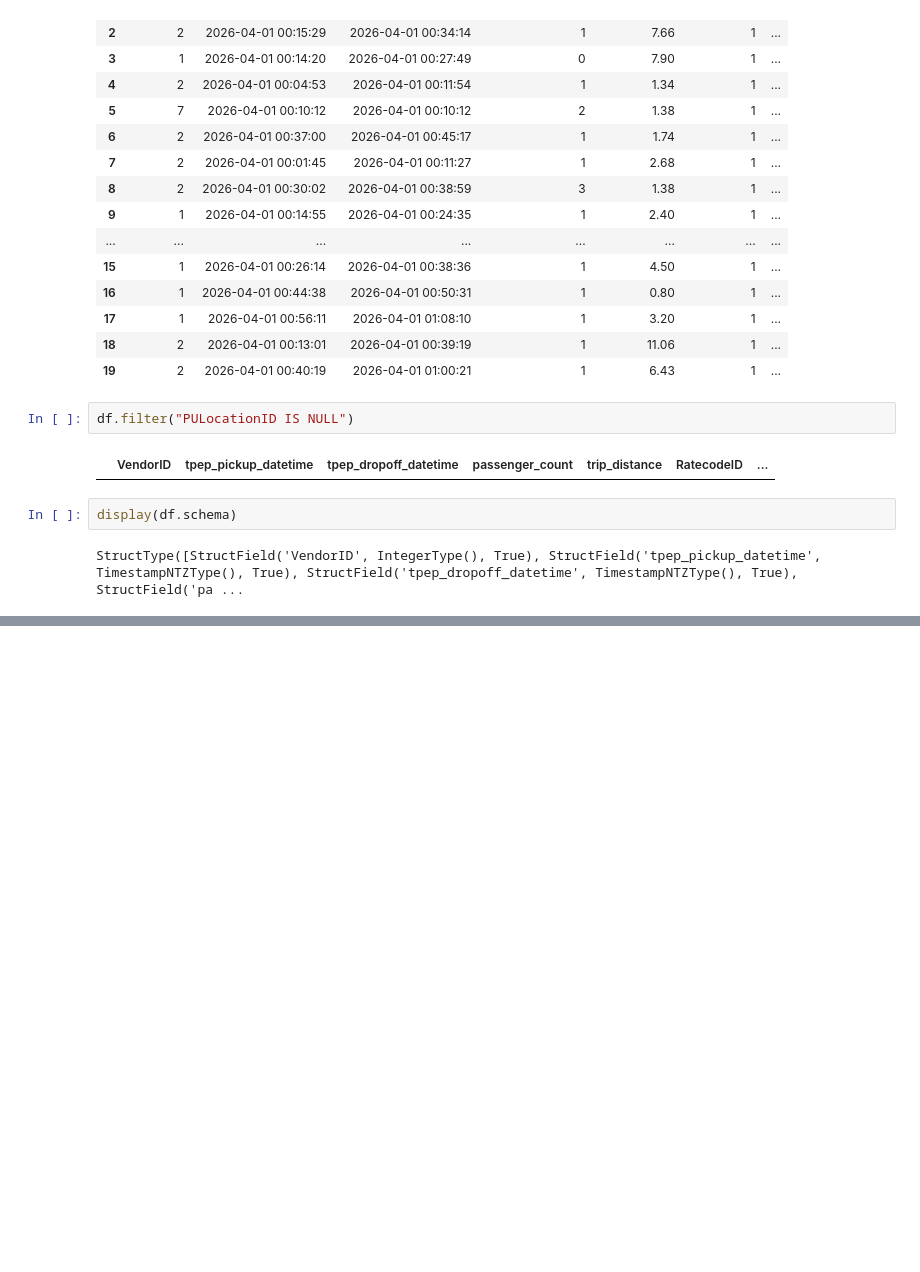
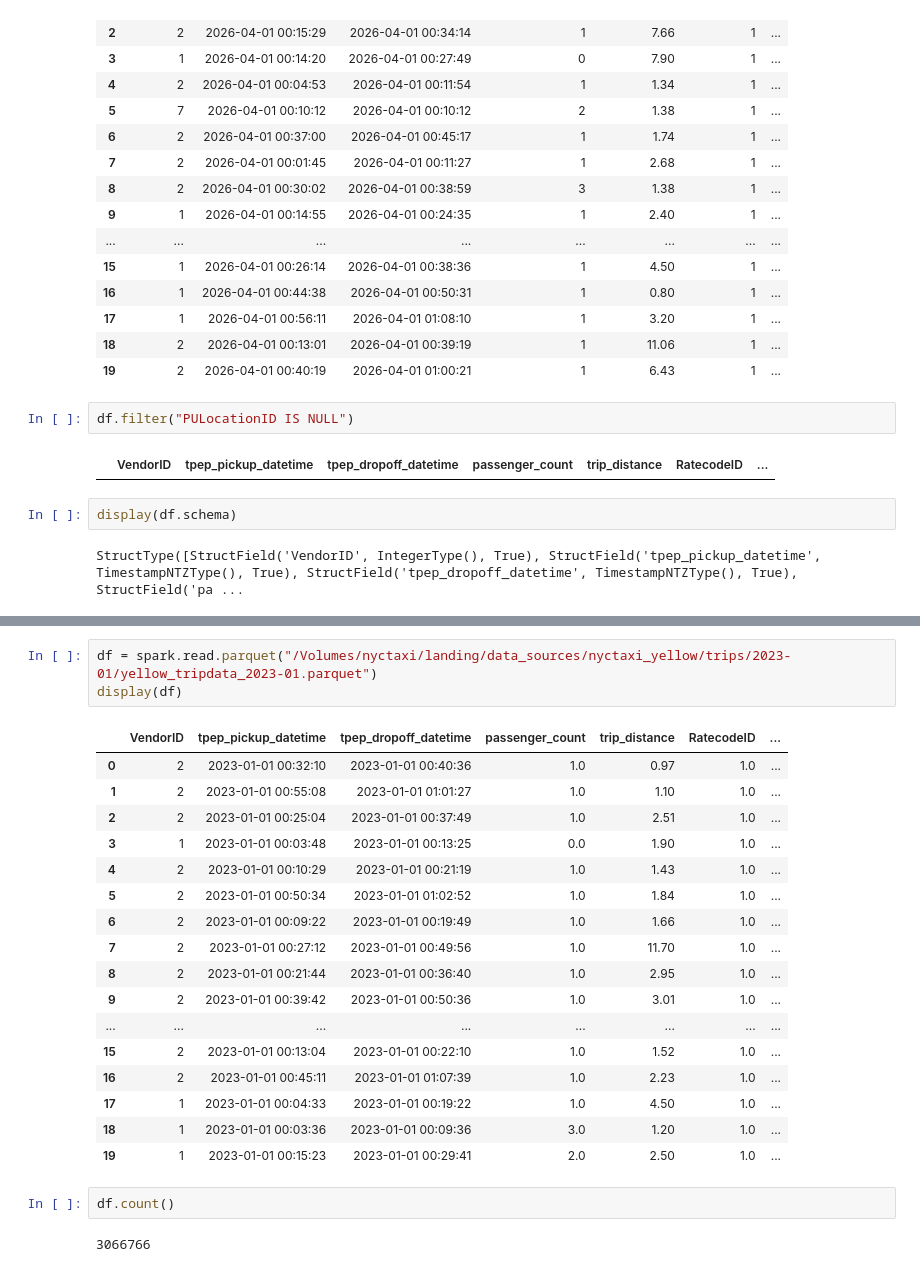
Before and after one commit to jackptoke/databricks-playground, a Jupyter notebook: notebook.ipynb, the cells around one changed output, grey strips where cells are left out. Cells and saved outputs as stored; diff of their text form; blank space fills up the shorter version.

```diff
--- a/notebook.ipynb
+++ b/notebook.ipynb
@@ -304,0 +380,25 @@ StructType([StructField('VendorID', IntegerType(), True), StructField('tpep_pick
+# %%
+df = spark.read.parquet("/Volumes/nyctaxi/landing/data_sources/nyctaxi_yellow/trips/2023-01/yellow_tripdata_2023-01.parquet")
+display(df)
+# %% [output]
+|  | VendorID | tpep_pickup_datetime | tpep_dropoff_datetime | passenger_count | trip_distance | RatecodeID | ... |
+| 0 | 2 | 2023-01-01 00:32:10 | 2023-01-01 00:40:36 | 1.0 | 0.97 | 1.0 | ... |
+| 1 | 2 | 2023-01-01 00:55:08 | 2023-01-01 01:01:27 | 1.0 | 1.10 | 1.0 | ... |
+| 2 | 2 | 2023-01-01 00:25:04 | 2023-01-01 00:37:49 | 1.0 | 2.51 | 1.0 | ... |
+| 3 | 1 | 2023-01-01 00:03:48 | 2023-01-01 00:13:25 | 0.0 | 1.90 | 1.0 | ... |
+| 4 | 2 | 2023-01-01 00:10:29 | 2023-01-01 00:21:19 | 1.0 | 1.43 | 1.0 | ... |
+| 5 | 2 | 2023-01-01 00:50:34 | 2023-01-01 01:02:52 | 1.0 | 1.84 | 1.0 | ... |
+| 6 | 2 | 2023-01-01 00:09:22 | 2023-01-01 00:19:49 | 1.0 | 1.66 | 1.0 | ... |
+| 7 | 2 | 2023-01-01 00:27:12 | 2023-01-01 00:49:56 | 1.0 | 11.70 | 1.0 | ... |
+| 8 | 2 | 2023-01-01 00:21:44 | 2023-01-01 00:36:40 | 1.0 | 2.95 | 1.0 | ... |
+| 9 | 2 | 2023-01-01 00:39:42 | 2023-01-01 00:50:36 | 1.0 | 3.01 | 1.0 | ... |
+| ... | ... | ... | ... | ... | ... | ... | ... |
+| 15 | 2 | 2023-01-01 00:13:04 | 2023-01-01 00:22:10 | 1.0 | 1.52 | 1.0 | ... |
+| 16 | 2 | 2023-01-01 00:45:11 | 2023-01-01 01:07:39 | 1.0 | 2.23 | 1.0 | ... |
+| 17 | 1 | 2023-01-01 00:04:33 | 2023-01-01 00:19:22 | 1.0 | 4.50 | 1.0 | ... |
+| 18 | 1 | 2023-01-01 00:03:36 | 2023-01-01 00:09:36 | 3.0 | 1.20 | 1.0 | ... |
+| 19 | 1 | 2023-01-01 00:15:23 | 2023-01-01 00:29:41 | 2.0 | 2.50 | 1.0 | ... |
+# %%
+df.count()
+# %% [output]
+3066766
```
Also changed, not shown: parts of 6 cells of this notebook, 1 other file.
